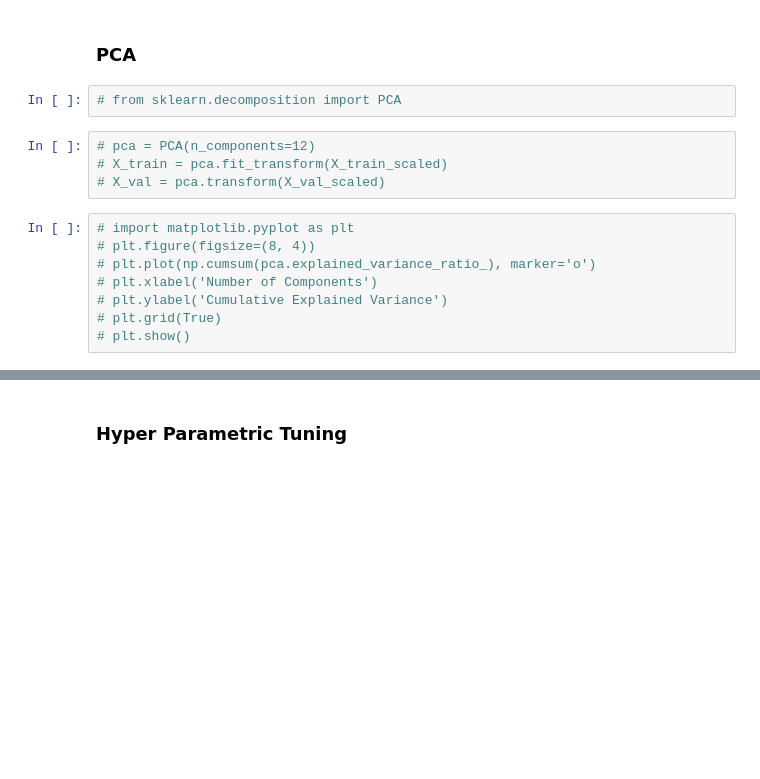
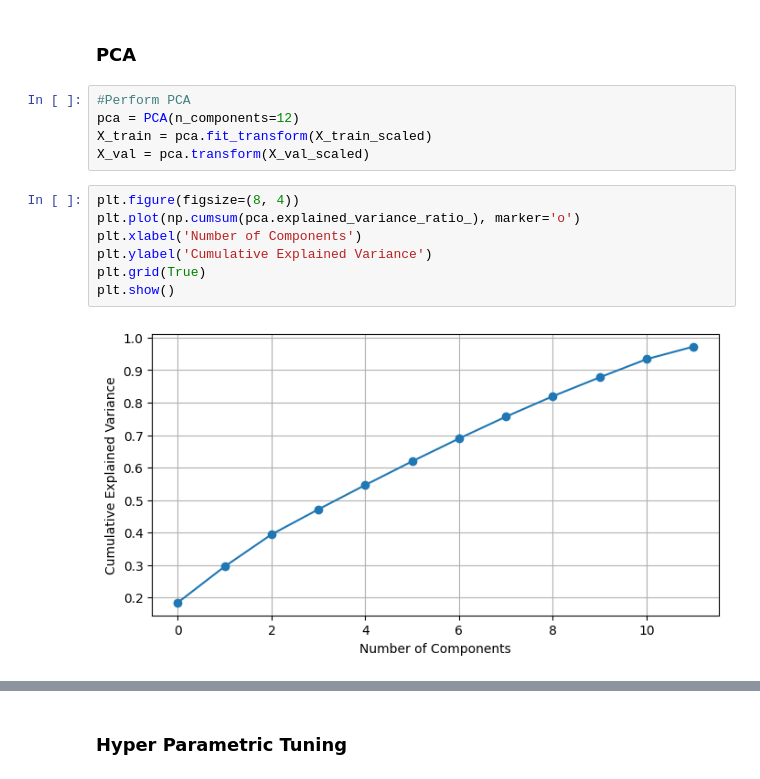
Before and after one commit to KaggleChallenge-Group9/Spaceship-Titanic-Challenge, a Jupyter notebook: Spaceship_Titanic_Challenge_Group_9.ipynb, the cells around one changed output, grey strips where cells are left out. Saved outputs shown, nothing was run; the diff lists cells and outputs as text; blank space fills up the shorter version.

```diff
--- a/Spaceship_Titanic_Challenge_Group_9.ipynb
+++ b/Spaceship_Titanic_Challenge_Group_9.ipynb
@@ -618,18 +631,18 @@ X_train_scaled = scaler.fit_transform(X_train)
 X_val_scaled = scaler.transform(X_val)
 # %% [markdown]
 ### **PCA**
-# %%
-# from sklearn.decomposition import PCA
 # %%
-# pca = PCA(n_components=12)
-# X_train = pca.fit_transform(X_train_scaled)
-# X_val = pca.transform(X_val_scaled)
+#Perform PCA
+pca = PCA(n_components=12)
+X_train = pca.fit_transform(X_train_scaled)
+X_val = pca.transform(X_val_scaled)
 # %%
-# import matplotlib.pyplot as plt
-# plt.figure(figsize=(8, 4))
-# plt.plot(np.cumsum(pca.explained_variance_ratio_), marker='o')
-# plt.xlabel('Number of Components')
-# plt.ylabel('Cumulative Explained Variance')
-# plt.grid(True)
-# plt.show()
+plt.figure(figsize=(8, 4))
+plt.plot(np.cumsum(pca.explained_variance_ratio_), marker='o')
+plt.xlabel('Number of Components')
+plt.ylabel('Cumulative Explained Variance')
+plt.grid(True)
+plt.show()
+# %% [output]
+[figure, added]
 # %%
```
Also changed, not shown: parts of 24 cells of this notebook.
